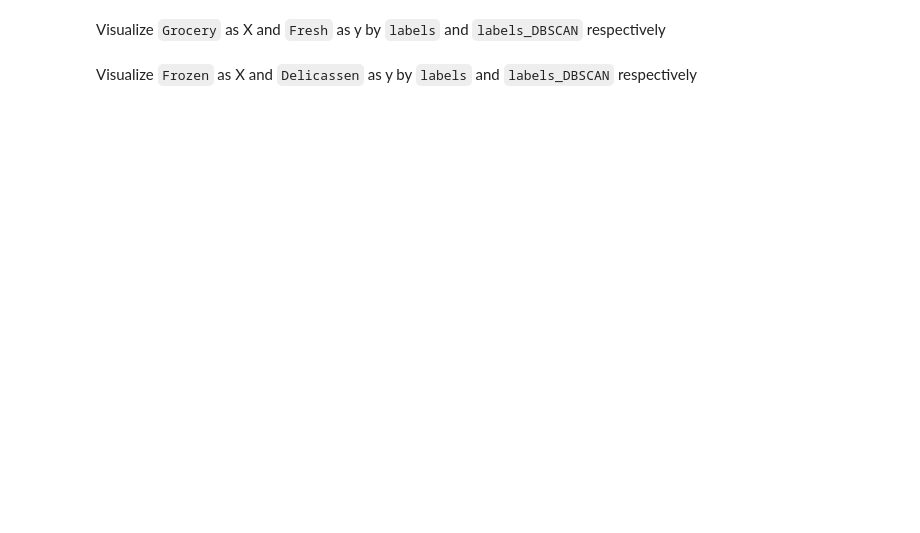
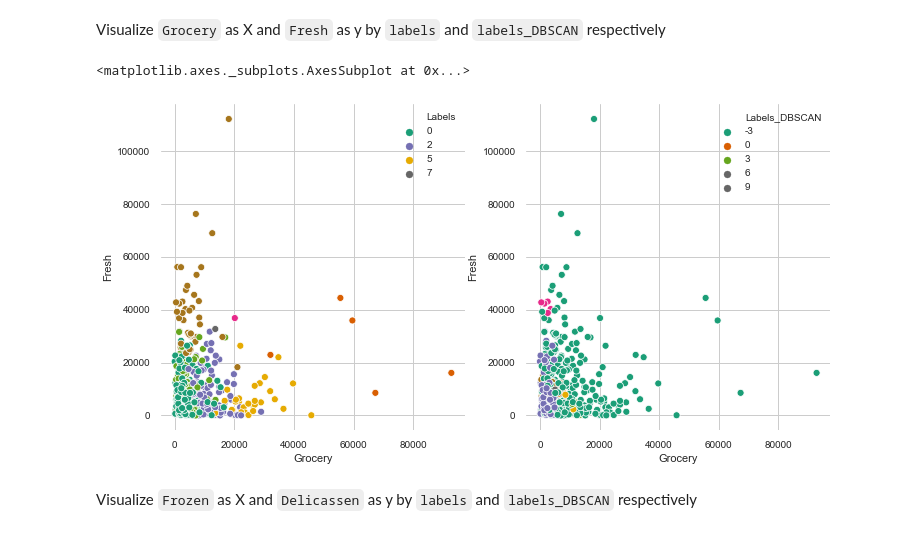
Before and after one commit to ta-data-lis/lab-unsupervised-learning, a Jupyter notebook: your-code/main.ipynb, the cells around one changed output. Saved outputs shown, nothing was run; the diff lists cells and outputs as text; code cells hidden in the pictures; blank space fills up the shorter version.

```diff
--- a/your-code/main.ipynb
+++ b/your-code/main.ipynb
@@ -306,2 +321,17 @@ Visualize `Grocery` as X and `Fresh` as y by `labels` and `labels_DBSCAN` respec
+# %%
+# Your code here:
+fig, ax = plt.subplots(1, 2, figsize = (12, 6))
+
+plt.sca(ax[0])
+
+sns.scatterplot(x = "Grocery", y = "Fresh", hue = "Labels", data = customers,
+                palette = "Dark2")
+
+plt.sca(ax[1])
+sns.scatterplot(x = "Grocery", y = "Fresh", hue = "Labels_DBSCAN", data = customers,
+                palette = "Dark2")
+# %% [output]
+<matplotlib.axes._subplots.AxesSubplot at 0x...>
+[figure, added]
 # %% [markdown]
 Visualize `Frozen` as X and `Delicassen` as y by `labels` and `labels_DBSCAN` respectively
```
Also changed, not shown: parts of 10 cells of this notebook.
